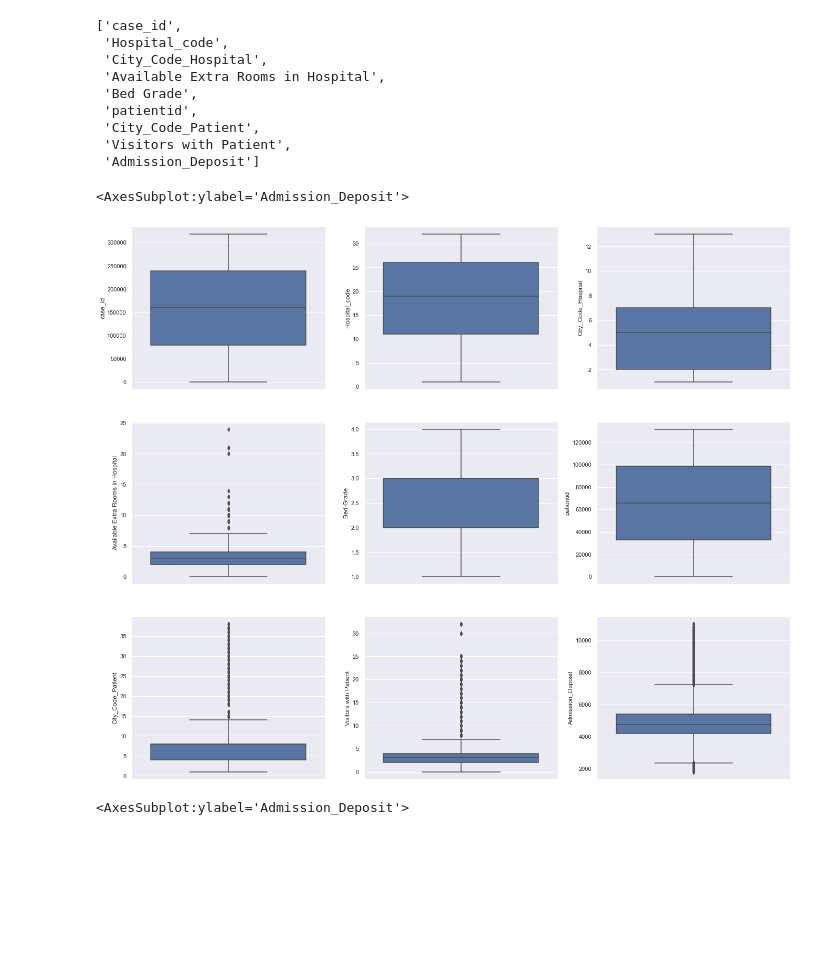
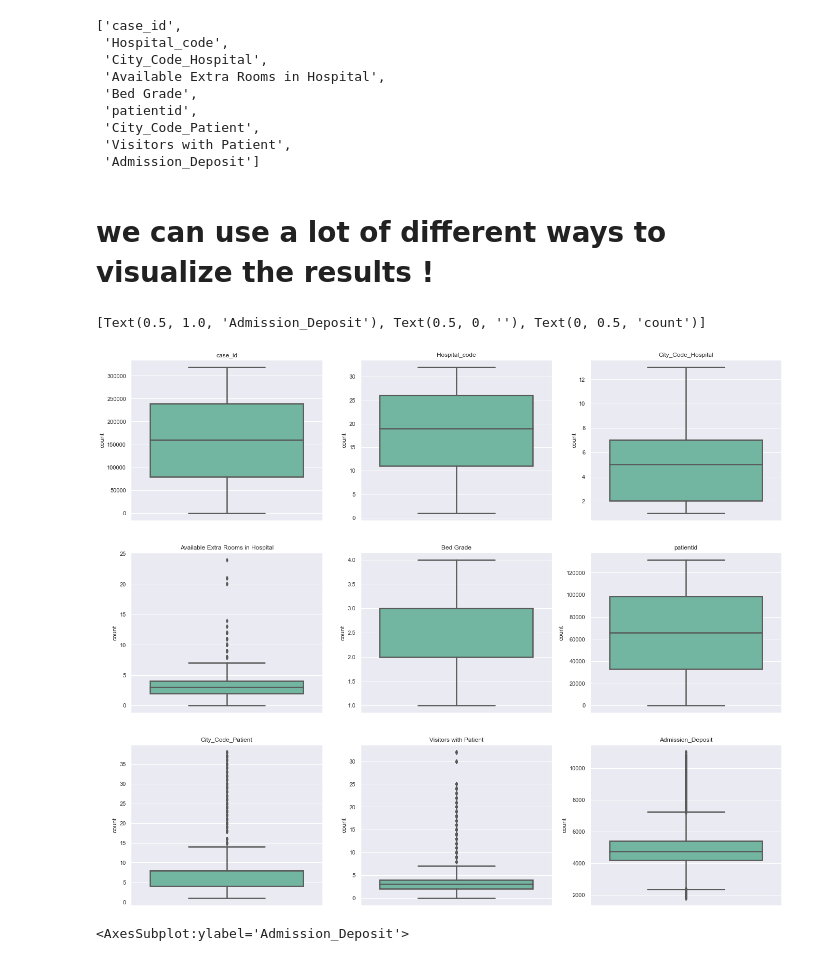
Before and after one commit to georgespap/healthcare_covid19, a Jupyter notebook: E.D.A (Explarotary Data Analysis)/EDA (Explarotary Data Analysis).ipynb, the cells around one changed output. Drawn from its saved outputs; the diff is of its cells as text; code cells hidden in the pictures; blank space fills up the shorter version.

```diff
--- a/E.D.A (Explarotary Data Analysis)/EDA (Explarotary Data Analysis).ipynb
+++ b/E.D.A (Explarotary Data Analysis)/EDA (Explarotary Data Analysis).ipynb
@@ -340,24 +340,36 @@ numeric
  'City_Code_Patient',
  'Visitors with Patient',
  'Admission_Deposit']
+# %% [markdown]
+# we can use a lot of different ways to visualize the results !
 # %%
 #set seaborn plotting aesthetics as default
 sns.set(rc={"figure.figsize":(20,18)}) #width=3, #height=4
 #define plotting region (2 rows, 2 columns)
 fig, axes = plt.subplots(3,3)
+
 #create boxplot in each subplot
-sns.boxplot(data=data,  y=data['case_id'], ax=axes[0,0])
-sns.boxplot(data=data,  y=data['Hospital_code'], ax=axes[0,1])
-sns.boxplot(data=data,  y=data['City_Code_Hospital'], ax=axes[0,2])
-sns.boxplot(data=data,  y=data['Available Extra Rooms in Hospital'], ax=axes[1,0])
-sns.boxplot(data=data,  y=data['Bed Grade'], ax=axes[1,1])
-sns.boxplot(data=data,  y=data['patientid'], ax=axes[1,2])
-sns.boxplot(data=data,  y=data['City_Code_Patient'], ax=axes[2,0])
-sns.boxplot(data=data,  y=data['Visitors with Patient'], ax=axes[2,1])
-sns.boxplot(data=data,  y=data['Admission_Deposit'], ax=axes[2,2])
+ax1=sns.boxplot(data=data,  y=data['case_id'],palette='Set2', linewidth=2.5, ax=axes[0,0])
+ax1.set(title='case_id', xlabel='', ylabel='count')
+ax2=sns.boxplot(data=data,  y=data['Hospital_code'],palette='Set2', linewidth=2.5, ax=axes[0,1])
+ax2.set(title='Hospital_code', xlabel='', ylabel='count')
+ax3=sns.boxplot(data=data,  y=data['City_Code_Hospital'],palette='Set2', linewidth=2.5, ax=axes[0,2])
+ax3.set(title='City_Code_Hospital', xlabel='', ylabel='count')
+ax4=sns.boxplot(data=data,  y=data['Available Extra Rooms in Hospital'],palette='Set2', linewidth=2.5, ax=axes[1,0])
+ax4.set(title='Available Extra Rooms in Hospital', xlabel='', ylabel='count')
+ax5=sns.boxplot(data=data,  y=data['Bed Grade'],palette='Set2', linewidth=2.5, ax=axes[1,1])
+ax5.set(title='Bed Grade', xlabel='', ylabel='count')
+ax6=sns.boxplot(data=data,  y=data['patientid'],palette='Set2', linewidth=2.5, ax=axes[1,2])
+ax6.set(title='patientid', xlabel='', ylabel='count')
+ax7=sns.boxplot(data=data,  y=data['City_Code_Patient'],palette='Set2', linewidth=2.5, ax=axes[2,0])
+ax7.set(title='City_Code_Patient', xlabel='', ylabel='count')
+ax8=sns.boxplot(data=data,  y=data['Visitors with Patient'],palette='Set2', linewidth=2.5, ax=axes[2,1])
+ax8.set(title='Visitors with Patient', xlabel='', ylabel='count')
+ax9=sns.boxplot(data=data,  y=data['Admission_Deposit'],palette='Set2', linewidth=2.5, ax=axes[2,2])
+ax9.set(title='Admission_Deposit', xlabel='', ylabel='count')
 # %% [output]
-<AxesSubplot:ylabel='Admission_Deposit'>
+[Text(0.5, 1.0, 'Admission_Deposit'), Text(0.5, 0, ''), Text(0, 0.5, 'count')]
-[figure, old version]
+[figure, new version]
 # %%
 #set seaborn plotting aesthetics as default
 sns.set(rc={"figure.figsize":(20,18)}) #width=3, #height=4
```
Also changed, not shown: parts of 3 cells of this notebook, 1 other file.
